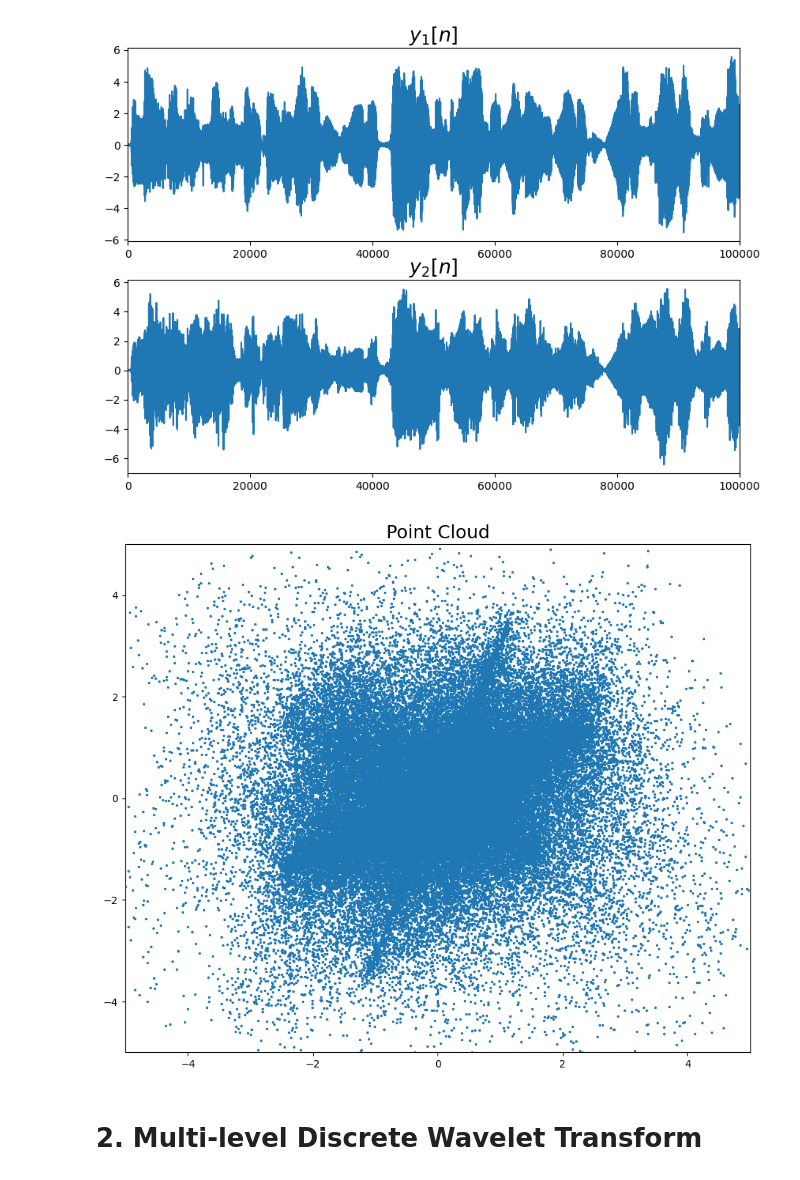
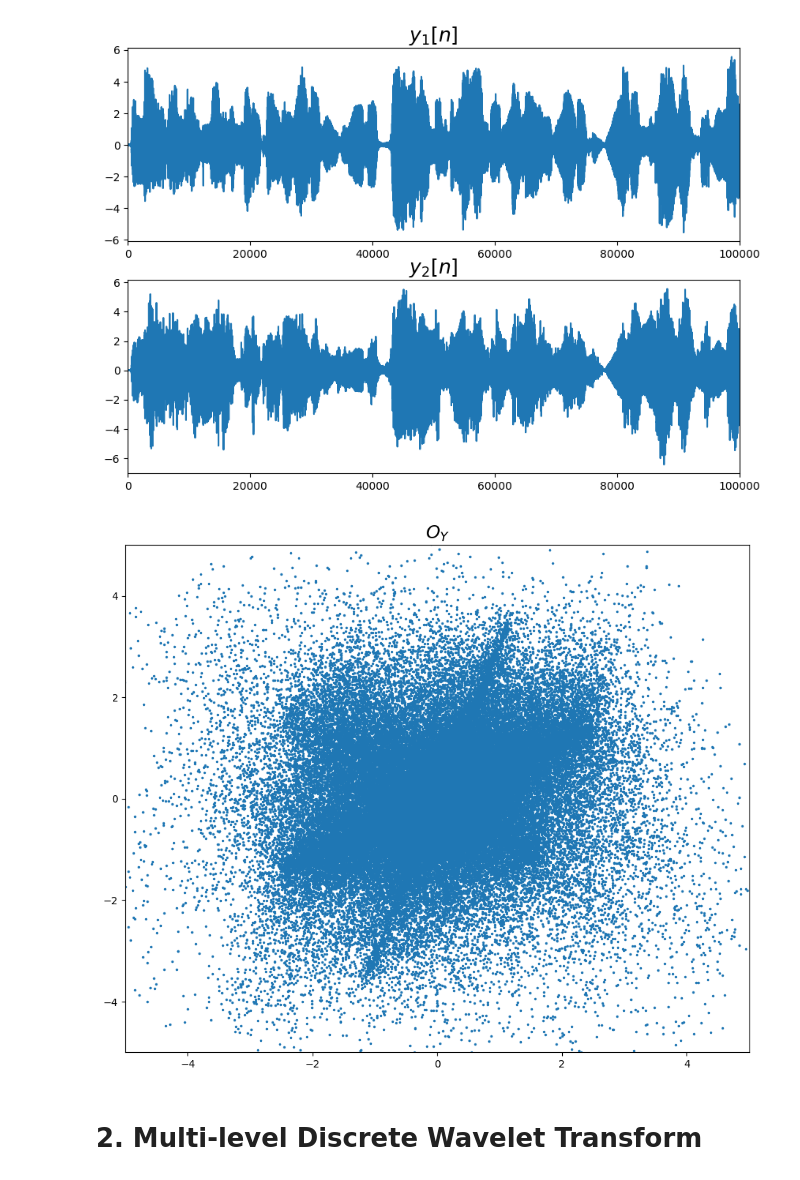
Before and after one commit to danielchoi1115/comp-coursework, a Jupyter notebook: MATH4992/blind source separation.ipynb, the cells around one changed output. Cells and saved outputs as stored; diff of their text form; code cells hidden in the pictures.

```diff
--- a/MATH4992/blind source separation.ipynb
+++ b/MATH4992/blind source separation.ipynb
@@ -80,16 +80,16 @@ for i in range(num_rec):
 [figure]
 # %%
 plt.figure(figsize = (11,9))
-plt.title(f'Point Cloud', fontsize=18)
+plt.title(f'$O_Y$', fontsize=18)
 
 plt.plot(y[:, 0], y[:, 1], ".", ms = 3)
 
 radius = 5
 plt.xlim(-radius,radius)
 plt.ylim(-radius,radius)
 plt.show()
 # %% [output]
-[figure, old version]
+[figure, new version]
 # %% [markdown]
 # 2. Multi-level Discrete Wavelet Transform
 # %% [markdown]
```
Also changed, not shown: parts of 4 cells of this notebook.
